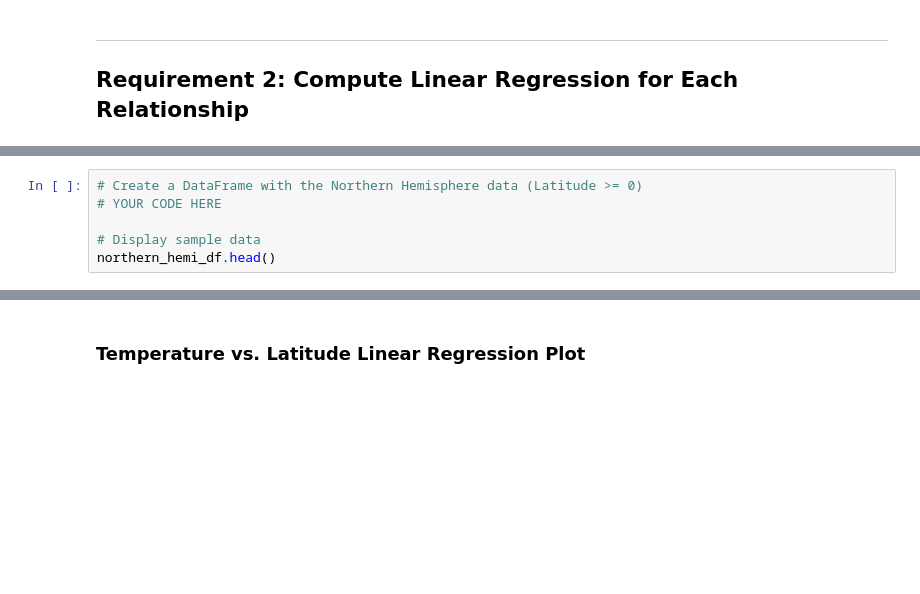
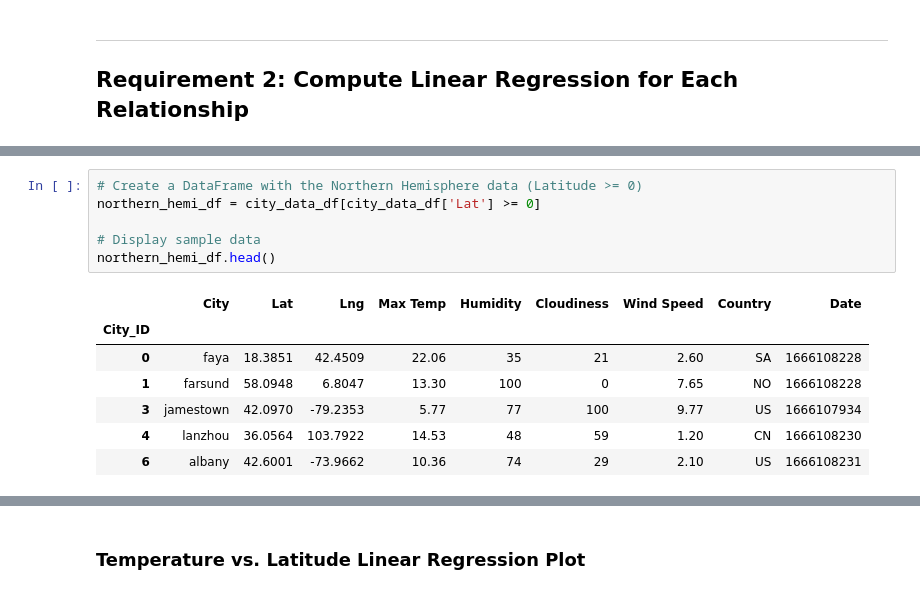
Before and after one commit to mwmosca/python-api-challenge, a Jupyter notebook: WeatherPy.ipynb, the cells around one changed output, grey strips where cells are left out. Saved outputs shown, nothing was run; the diff lists cells and outputs as text; blank space fills up the shorter version.

```diff
--- a/WeatherPy.ipynb
+++ b/WeatherPy.ipynb
@@ -240,8 +256,16 @@ plt.show()
 # %%
 # Create a DataFrame with the Northern Hemisphere data (Latitude >= 0)
-# YOUR CODE HERE
+northern_hemi_df = city_data_df[city_data_df['Lat'] >= 0]
 
 # Display sample data
 northern_hemi_df.head()
+# %% [output]
+|  | City | Lat | Lng | Max Temp | Humidity | Cloudiness | Wind Speed | Country | Date |
+| City_ID |  |  |  |  |  |  |  |  |  |
+| 0 | faya | 18.3851 | 42.4509 | 22.06 | 35 | 21 | 2.60 | SA | 1666108228 |
+| 1 | farsund | 58.0948 | 6.8047 | 13.30 | 100 | 0 | 7.65 | NO | 1666108228 |
+| 3 | jamestown | 42.0970 | -79.2353 | 5.77 | 77 | 100 | 9.77 | US | 1666107934 |
+| 4 | lanzhou | 36.0564 | 103.7922 | 14.53 | 48 | 59 | 1.20 | CN | 1666108230 |
+| 6 | albany | 42.6001 | -73.9662 | 10.36 | 74 | 29 | 2.10 | US | 1666108231 |
 # %%
 # Create a DataFrame with the Southern Hemisphere data (Latitude < 0)
```
Also changed, not shown: parts of 8 cells of this notebook.
